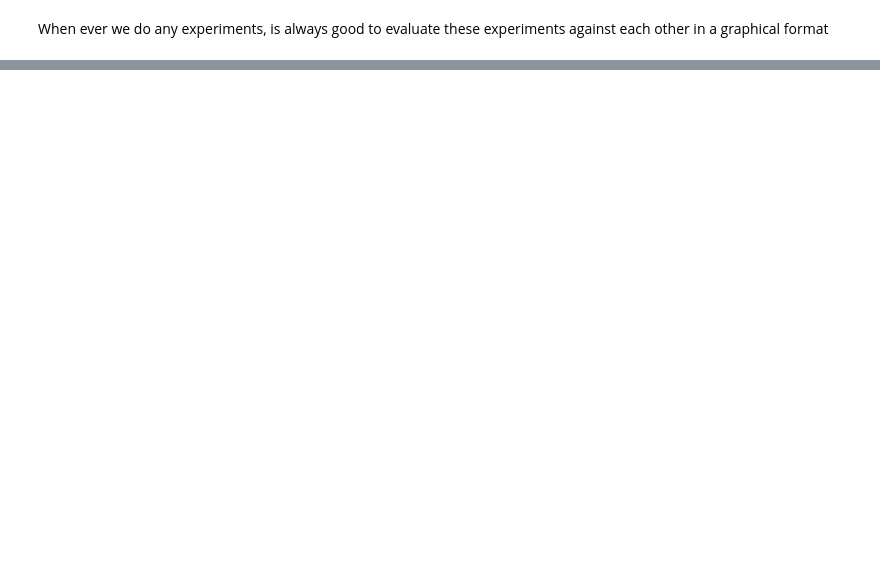
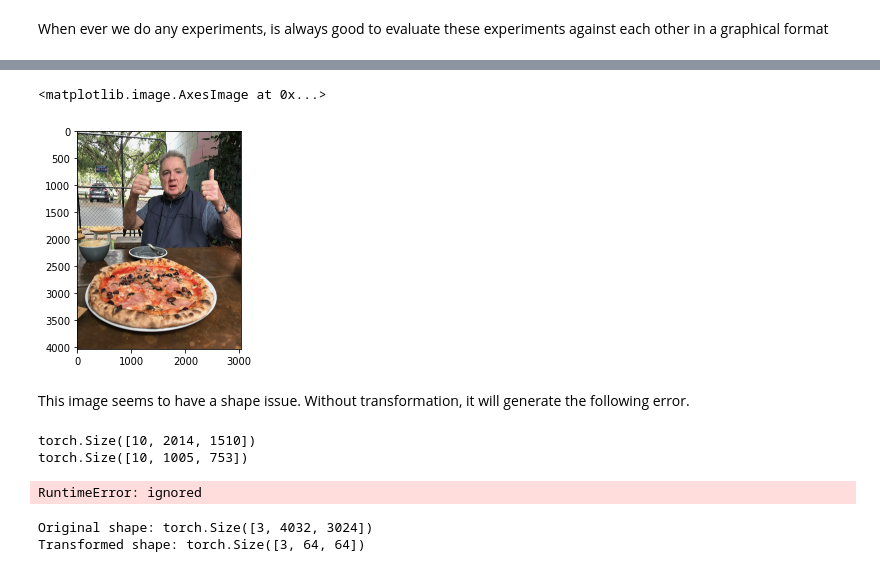
Before and after one commit to tincorpai/Deep_Learning_Pytorch, a Jupyter notebook: PyTorch_Custom_Datasets.ipynb, the cells around one changed output, grey strips where cells are left out. Saved outputs shown, nothing was run; the diff lists cells and outputs as text; code cells hidden in the pictures; blank space fills up the shorter version.

```diff
--- a/PyTorch_Custom_Datasets.ipynb
+++ b/PyTorch_Custom_Datasets.ipynb
@@ -1473,0 +1559,3 @@ When ever we do any experiments, is always good to evaluate these experiments ag
+# %%
+custom_image = torchvision.io.read_image(str(custom_image_path)).type(torch.float32) / 255
+custom_image
@@ -1473,0 +1580,34 @@ When ever we do any experiments, is always good to evaluate these experiments ag
+# %%
+plt.imshow(custom_image.permute(1, 2, 0))
+# %% [output]
+<matplotlib.image.AxesImage at 0x...>
+[figure, added]
+# %% [markdown]
+
+
+This image seems to have a shape issue. Without transformation, it will generate the following error.
+# %%
+model_1.eval()
+with torch.inference_mode():
+  model_1(custom_image.to(device))
+# %% [output]
+torch.Size([10, 2014, 1510])
+torch.Size([10, 1005, 753])
+RuntimeError: ignored
+# %%
+# Create transform pipeline to resize image
+from torchvision import transforms
+custom_image_transform = transforms.Compose([
+    transforms.Resize(size=(64, 64))
+    ])
+
+#Transform traget image
+custom_image_transformed = custom_image_transform(custom_image)
+
+
+#Print out the shapes
+print(f"Original shape: {custom_image.shape}")   #before transformation
+print(f"Transformed shape: {custom_image_transformed.shape}")   #After transformation
+# %% [output]
+Original shape: torch.Size([3, 4032, 3024])
+Transformed shape: torch.Size([3, 64, 64])
```
Also changed, not shown: parts of 42 cells of this notebook.
